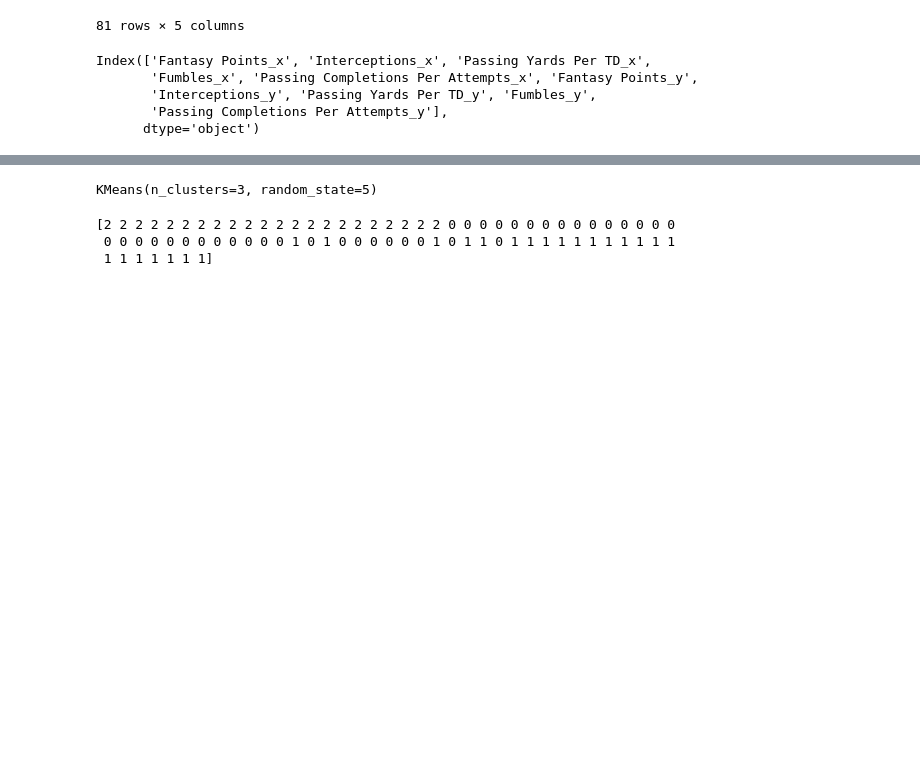
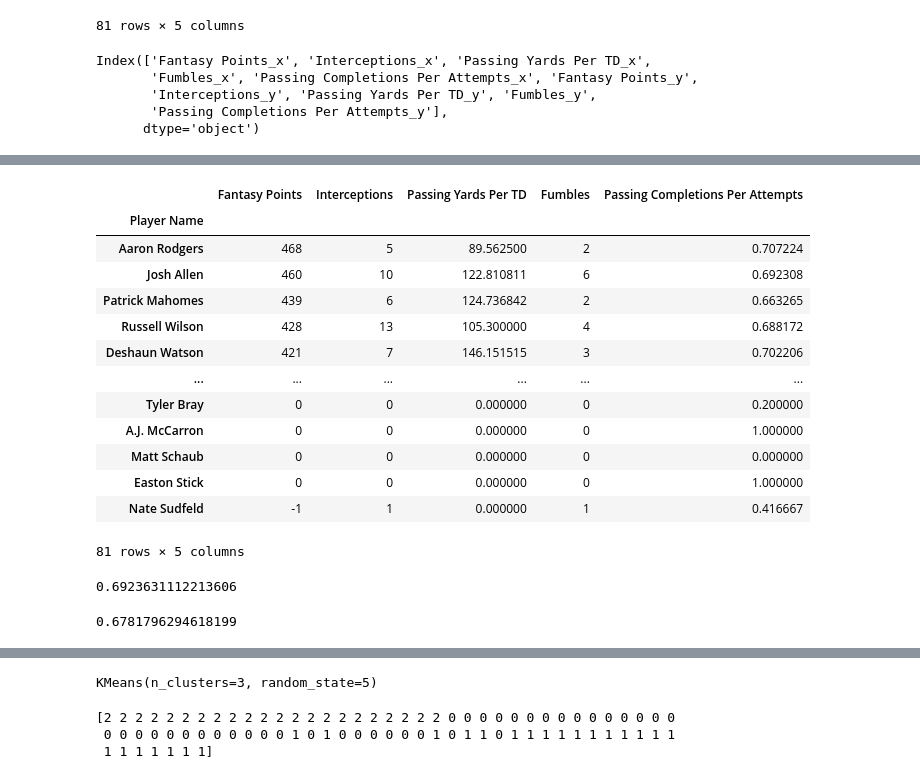
Before and after one commit to 86burke/Runtime-Terror, a Jupyter notebook: Anderson/Predictive Model.ipynb, the cells around one changed output, grey strips where cells are left out. Saved outputs shown, nothing was run; the diff lists cells and outputs as text; code cells hidden in the pictures; blank space fills up the shorter version.

```diff
--- a/Anderson/Predictive Model.ipynb
+++ b/Anderson/Predictive Model.ipynb
@@ -208,5 +203,22 @@ QBMD20 = QBMD20.fillna(0)
 # %%
 QBMD19 = QBMD19.replace([np.inf, -np.inf], np.nan)
 QBMD19 = QBMD19.fillna(0)
+# %%
+QBMD19
+# %% [output]
+|  | Fantasy Points | Interceptions | Passing Yards Per TD | Fumbles | Passing Completions Per Attempts |
+| Player Name |  |  |  |  |  |
+| Aaron Rodgers | 468 | 5 | 89.562500 | 2 | 0.707224 |
+| Josh Allen | 460 | 10 | 122.810811 | 6 | 0.692308 |
+| Patrick Mahomes | 439 | 6 | 124.736842 | 2 | 0.663265 |
+| Russell Wilson | 428 | 13 | 105.300000 | 4 | 0.688172 |
+| Deshaun Watson | 421 | 7 | 146.151515 | 3 | 0.702206 |
+| ... | ... | ... | ... | ... | ... |
+| Tyler Bray | 0 | 0 | 0.000000 | 0 | 0.200000 |
+| A.J. McCarron | 0 | 0 | 0.000000 | 0 | 1.000000 |
+| Matt Schaub | 0 | 0 | 0.000000 | 0 | 0.000000 |
+| Easton Stick | 0 | 0 | 0.000000 | 0 | 1.000000 |
+| Nate Sudfeld | -1 | 1 | 0.000000 | 1 | 0.416667 |
+81 rows × 5 columns
 # %%
 #Start Model
@@ -212,0 +235,7 @@ QBMD19 = QBMD19.fillna(0)
+# %%
+#Fitting of Model with 2019 QB Data
+model.fit(X_train_scaled,y_train)
+training_score = model.score(X_train_scaled,y_train)
+training_score
+# %% [output]
+0.6923631112213606
@@ -212,0 +247,5 @@ QBMD19 = QBMD19.fillna(0)
+# %%
+testing_score = model.score(x_test_scaled,y_test)
+testing_score
+# %% [output]
+0.6781796294618199
```
Also changed, not shown: parts of 17 cells of this notebook, 1 other file.
